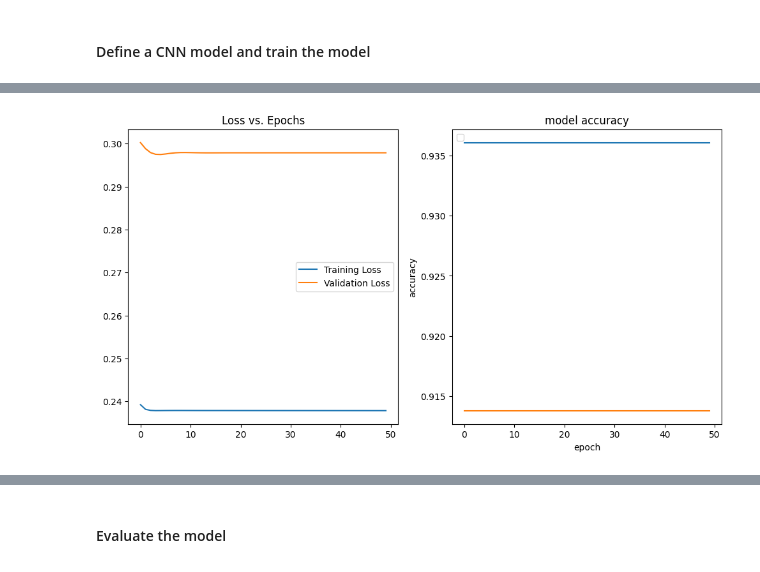
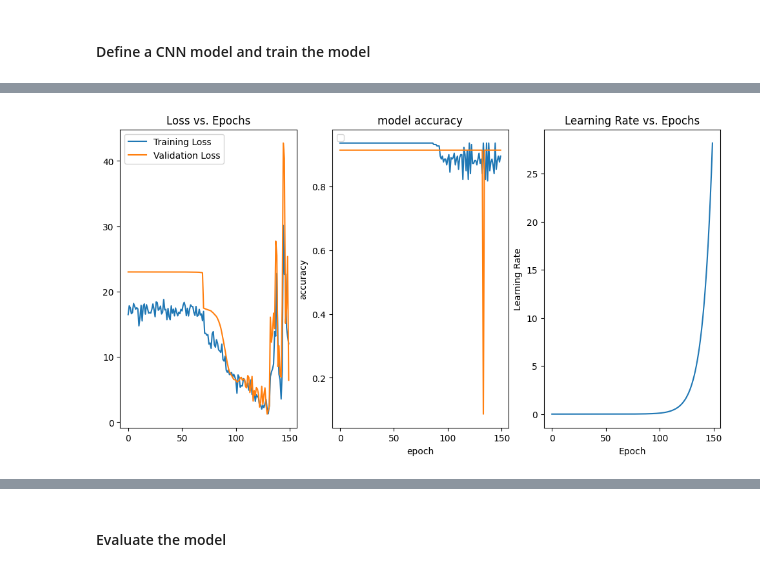
Before and after one commit to 7Mcking/TVaritAssignment, a Jupyter notebook: Assignment.ipynb, the cells around one changed output, grey strips where cells are left out. Cells and saved outputs as stored; diff of their text form; code cells hidden in the pictures.

```diff
--- a/Assignment.ipynb
+++ b/Assignment.ipynb
@@ -215,6 +212,7 @@ def scheduler(epoch, lr):
 # Convert DataFrame to numpy array
 data = grouped_df.values
 window_size = 10
+epochs = 150
 batch_size = 32
 shuffle_buffer = 1000
 # %%
@@ -237,14 +239,18 @@ for x, y in test_dataset.take(1):
 # %%
+# Define an improved LSTM model for classification
 model = Sequential([
-    LSTM(50, return_sequences=True,input_shape=(window_size, data.shape[1] - 1)),
-    LSTM(20),
-    Dense(1, activation='sigmoid')  # Assuming binary classification
+    Input(shape=(window_size, data.shape[1] - 1)),
+    Bidirectional(LSTM(50, return_sequences=True)),
+    Dropout(0.2),
+    Bidirectional(LSTM(20)),
+    Dropout(0.2),
+    Dense(1, activation='sigmoid')
 ])
 
-model.compile(optimizer='adam', loss='binary_crossentropy', metrics=['accuracy'])
+model.compile(optimizer=tf.keras.optimizers.Adam(), loss='binary_crossentropy', metrics=['accuracy'])
 
 # Train the model
-hist1 = model.fit(train_dataset, epochs=50, validation_data=test_dataset, callbacks=[tf.keras.callbacks.LearningRateScheduler(scheduler)])
+hist1 = model.fit(train_dataset, epochs=epochs, validation_data=test_dataset, callbacks=[lr_schedule])
 
-hist2 = model.fit(train_dataset, epochs=50, validation_data=test_dataset)
+# hist2 = model.fit(train_dataset, epochs=epochs, validation_data=test_dataset)
 # %% [output]
@@ -322,0 +453,7 @@ dict_keys(['accuracy', 'loss', 'val_accuracy', 'val_loss'])
+# %%
+lr = 1e-4
+# Compile the model
+model.compile(optimizer=tf.keras.optimizers.Adam(learning_rate=lr), loss='binary_crossentropy', metrics=['accuracy'])
+
+# Train the model
+hist2 = model.fit(train_dataset, epochs=epochs, validation_data=test_dataset)
@@ -363,5 +537,5 @@ modelCNN = Sequential([
 
 model.compile(optimizer='adam', loss='binary_crossentropy', metrics=['accuracy'])
 
-histCNN = model.fit(train_dataset, epochs=50, validation_data=test_dataset)
+histCNN = model.fit(train_dataset, epochs=epochs, validation_data=test_dataset, callbacks=[lr_schedule])
 # %% [output]
@@ -390,7 +561,8 @@ Epoch 50/50
 # %%
 # Plot the training history
-fig, (ax0, ax1) = plt.subplots(1, 2, figsize=(12, 6))
+fig, (ax0, ax1, ax2) = plt.subplots(1,3, figsize=(12, 6))
 ax0 = plot_loss(histCNN,ax0)
 ax1 = plot_accuracy(histCNN,ax1)
+ax2 = plot_learning_rate(histCNN,ax2)
 # %% [output]
-[figure, old version]
+[figure, new version]
```
Also changed, not shown: parts of 24 cells of this notebook, 1 other file.
